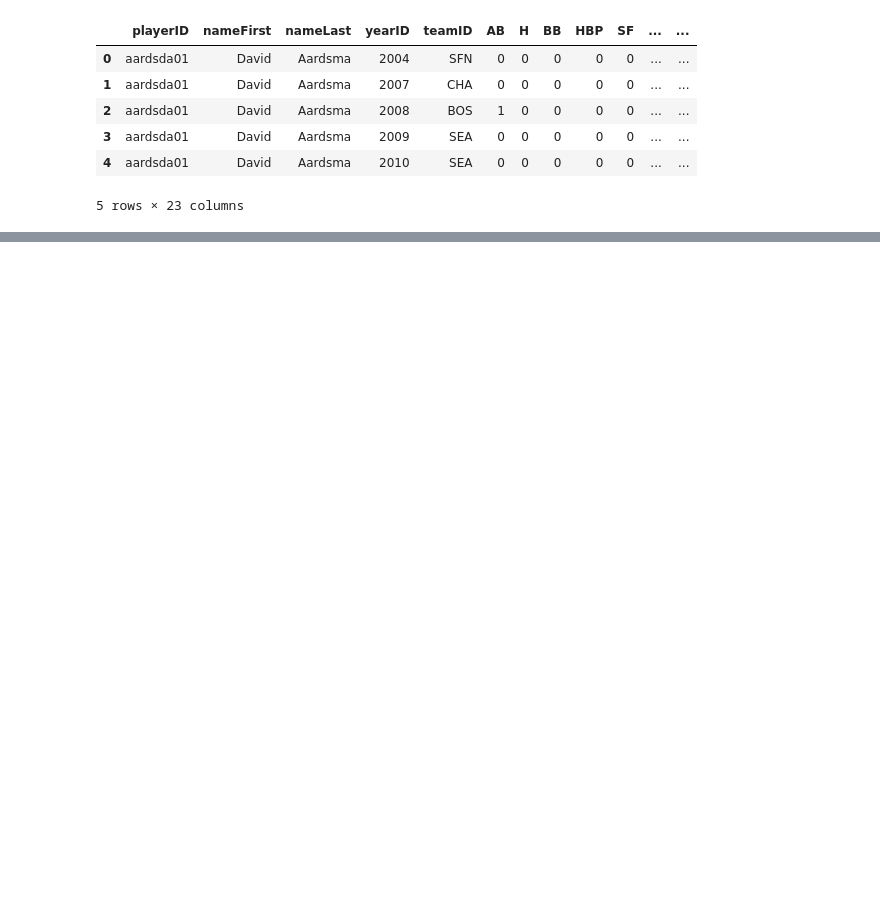
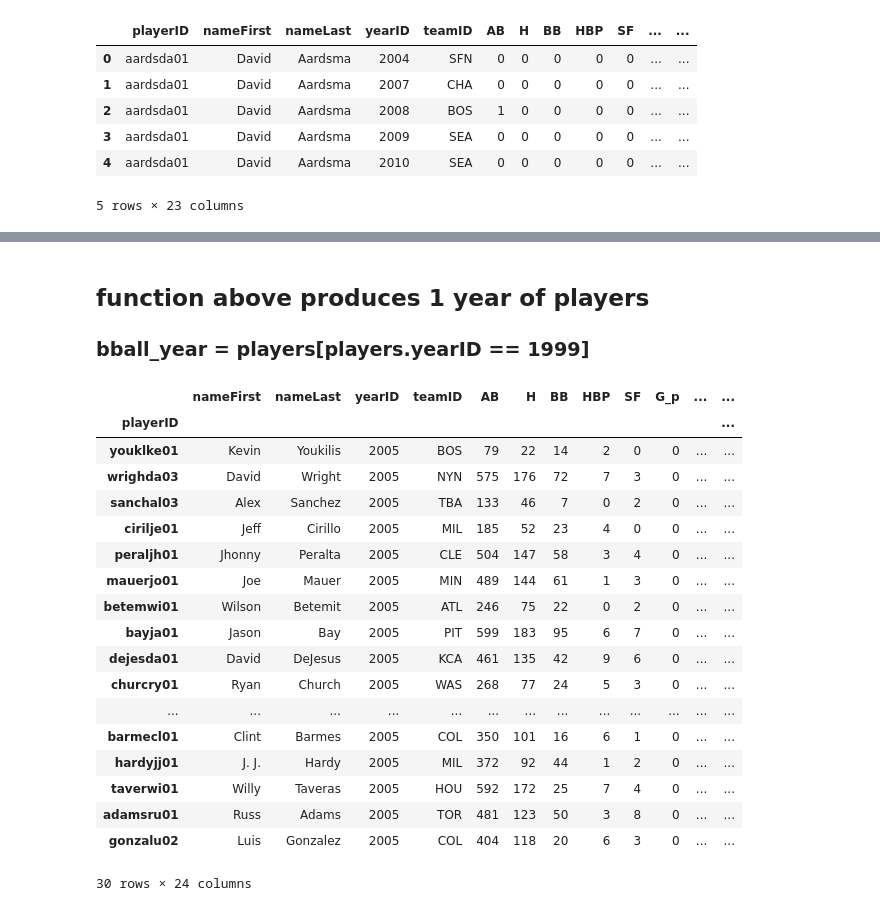
Before and after one commit to rryanburton/moneyball, a Jupyter notebook: moneyball.ipynb, the cells around one changed output, grey strips where cells are left out. Cells and saved outputs as stored; diff of their text form; code cells hidden in the pictures; blank space fills up the shorter version.

```diff
--- a/moneyball.ipynb
+++ b/moneyball.ipynb
@@ -38,5 +39,5 @@ players.head()
 # %%
 # players = players[players['G_all'] > 30]
 # %%
-players = players.set_index(['playerID', 'yearID'])
+players = players.set_index(['playerID'])
 # %%
@@ -76,4 +73,4 @@ no_pitchers = play_more20[no_pitchers]
 # %%
 players_filtered = no_pitchers.copy()
 # %%
-sorted = players_filtered.sort(['OBP_$_ratio'], ascending=False)
+sorted_by_ratio = players_filtered.sort(['OBP_$_ratio'], ascending=False)
@@ -101,0 +90,28 @@ sorted
+# %%
+def one_year(year):
+    return sorted_by_ratio[sorted_by_ratio.yearID == year]
+# %% [markdown]
+## function above produces 1 year of players
+### bball_year = players[players.yearID == 1999]
+# %%
+one_year(2005).head(30)
+# %% [output]
+|  | nameFirst | nameLast | yearID | teamID | AB | H | BB | HBP | SF | G_p | ... | ... |
+| playerID |  |  |  |  |  |  |  |  |  |  |  | ... |
+| youklke01 | Kevin | Youkilis | 2005 | BOS | 79 | 22 | 14 | 2 | 0 | 0 | ... | ... |
+| wrighda03 | David | Wright | 2005 | NYN | 575 | 176 | 72 | 7 | 3 | 0 | ... | ... |
+| sanchal03 | Alex | Sanchez | 2005 | TBA | 133 | 46 | 7 | 0 | 2 | 0 | ... | ... |
+| cirilje01 | Jeff | Cirillo | 2005 | MIL | 185 | 52 | 23 | 4 | 0 | 0 | ... | ... |
+| peraljh01 | Jhonny | Peralta | 2005 | CLE | 504 | 147 | 58 | 3 | 4 | 0 | ... | ... |
+| mauerjo01 | Joe | Mauer | 2005 | MIN | 489 | 144 | 61 | 1 | 3 | 0 | ... | ... |
+| betemwi01 | Wilson | Betemit | 2005 | ATL | 246 | 75 | 22 | 0 | 2 | 0 | ... | ... |
+| bayja01 | Jason | Bay | 2005 | PIT | 599 | 183 | 95 | 6 | 7 | 0 | ... | ... |
+| dejesda01 | David | DeJesus | 2005 | KCA | 461 | 135 | 42 | 9 | 6 | 0 | ... | ... |
+| churcry01 | Ryan | Church | 2005 | WAS | 268 | 77 | 24 | 5 | 3 | 0 | ... | ... |
+| ... | ... | ... | ... | ... | ... | ... | ... | ... | ... | ... | ... | ... |
+| barmecl01 | Clint | Barmes | 2005 | COL | 350 | 101 | 16 | 6 | 1 | 0 | ... | ... |
+| hardyjj01 | J. J. | Hardy | 2005 | MIL | 372 | 92 | 44 | 1 | 2 | 0 | ... | ... |
+| taverwi01 | Willy | Taveras | 2005 | HOU | 592 | 172 | 25 | 7 | 4 | 0 | ... | ... |
+| adamsru01 | Russ | Adams | 2005 | TOR | 481 | 123 | 50 | 3 | 8 | 0 | ... | ... |
+| gonzalu02 | Luis | Gonzalez | 2005 | COL | 404 | 118 | 20 | 6 | 3 | 0 | ... | ... |
+30 rows × 24 columns
```
Also changed, not shown: parts of 9 cells of this notebook.
